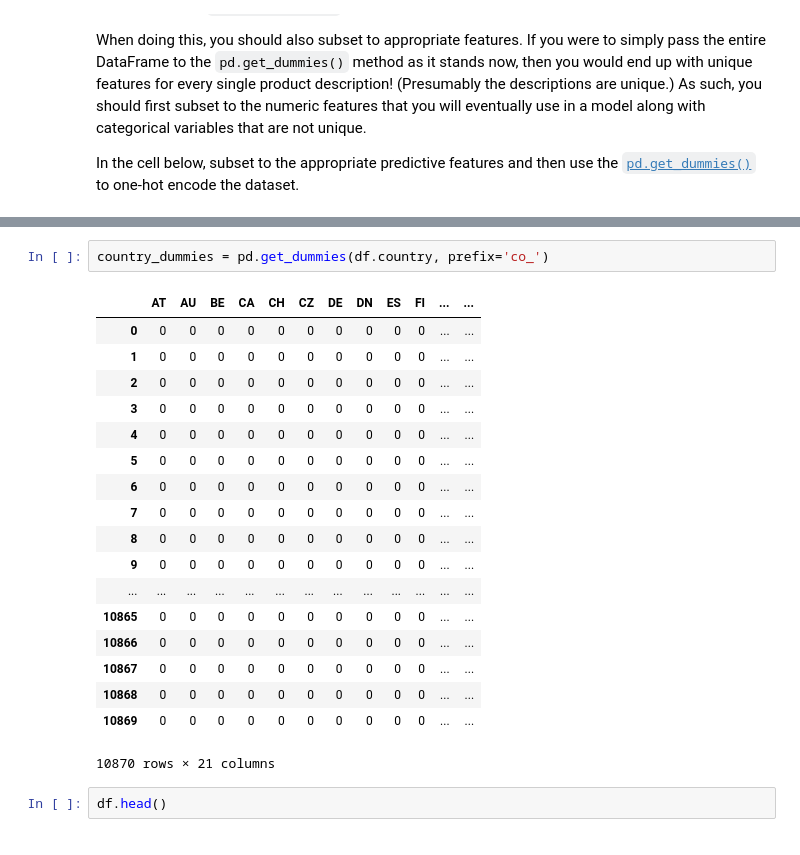
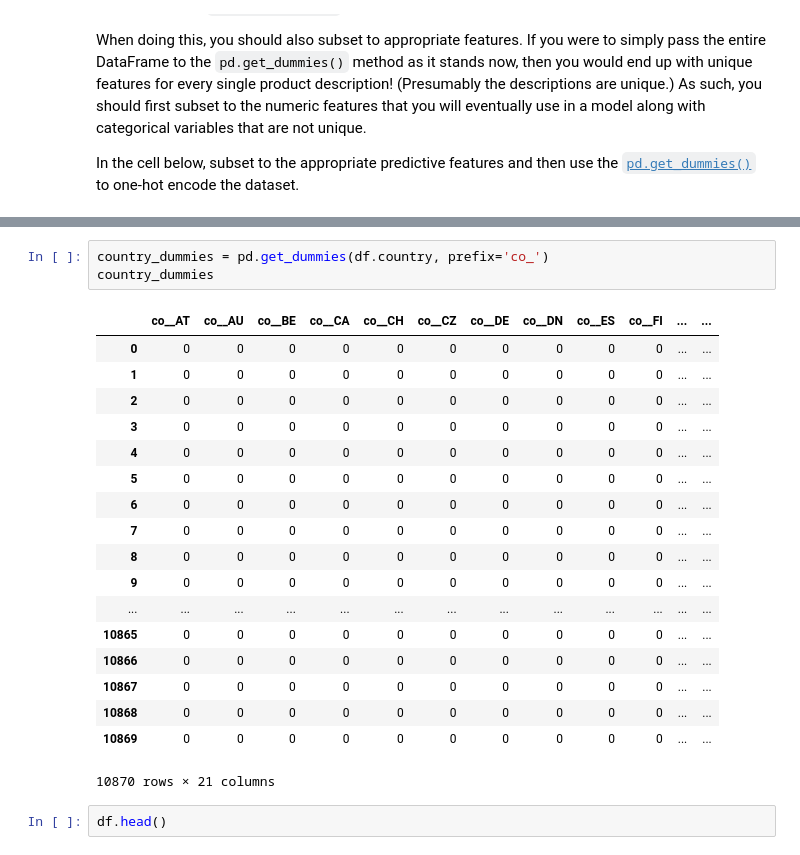
Before and after one commit to fleralle/dsc-scrubbing-and-cleaning-data-lab-houston-ds-042219, a Jupyter notebook: index.ipynb, the cells around one changed output, grey strips where cells are left out. Drawn from its saved outputs; the diff is of its cells as text.

```diff
--- a/index.ipynb
+++ b/index.ipynb
@@ -353,8 +353,9 @@ df.head()
 | 4 | 21035 | 12+ | 0.288812 | Solomon R. Guggenheim Museum® | Recreate the Solomon R. Guggenhei... | Discover the architectural secret... | Architecture | US | 79.99 | ... |
 # %%
 country_dummies = pd.get_dummies(df.country, prefix='co_')
+country_dummies
 # %% [output]
-|  | AT | AU | BE | CA | CH | CZ | DE | DN | ES | FI | ... | ... |
+|  | co__AT | co__AU | co__BE | co__CA | co__CH | co__CZ | co__DE | co__DN | co__ES | co__FI | ... | ... |
 | 0 | 0 | 0 | 0 | 0 | 0 | 0 | 0 | 0 | 0 | 0 | ... | ... |
 | 1 | 0 | 0 | 0 | 0 | 0 | 0 | 0 | 0 | 0 | 0 | ... | ... |
 | 2 | 0 | 0 | 0 | 0 | 0 | 0 | 0 | 0 | 0 | 0 | ... | ... |
```
